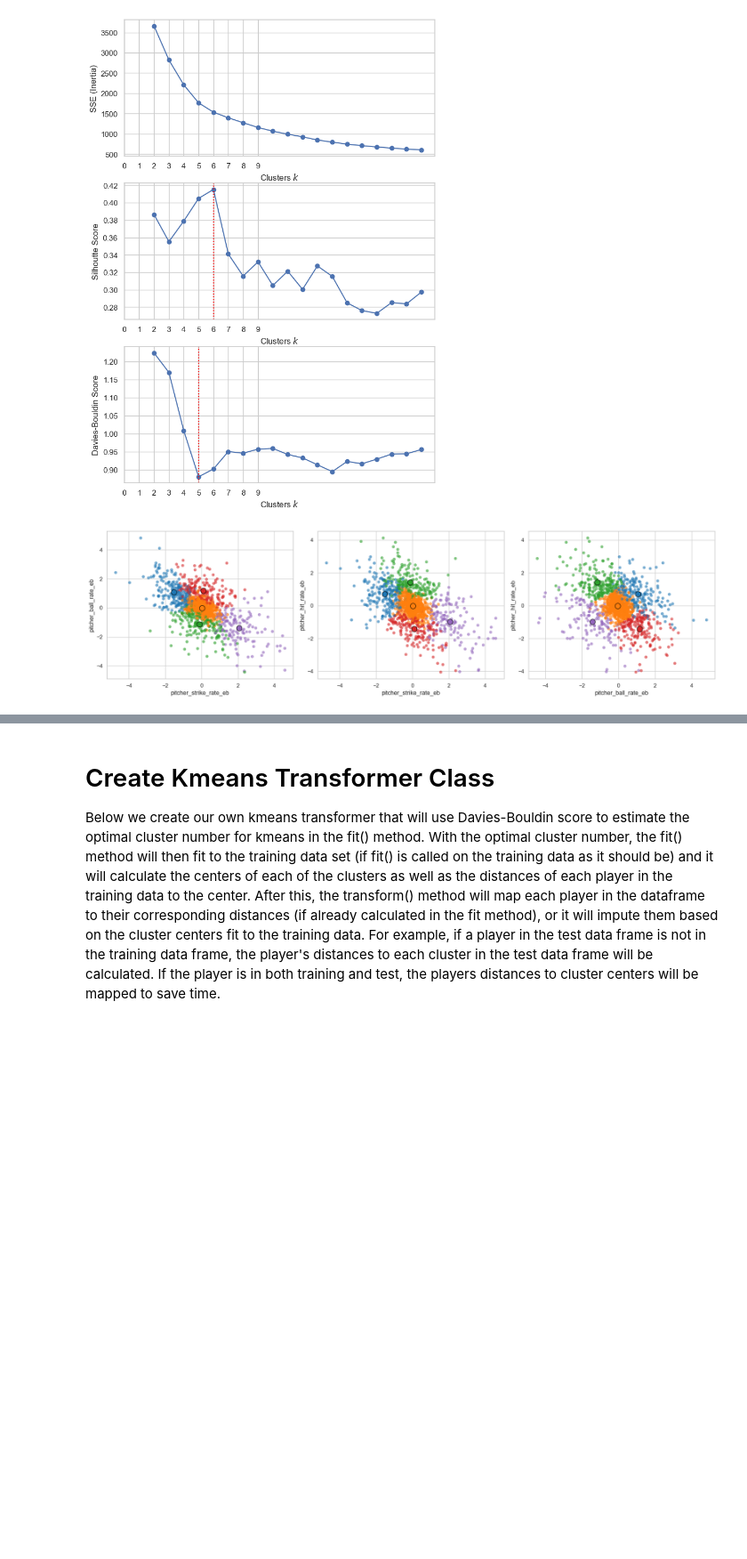
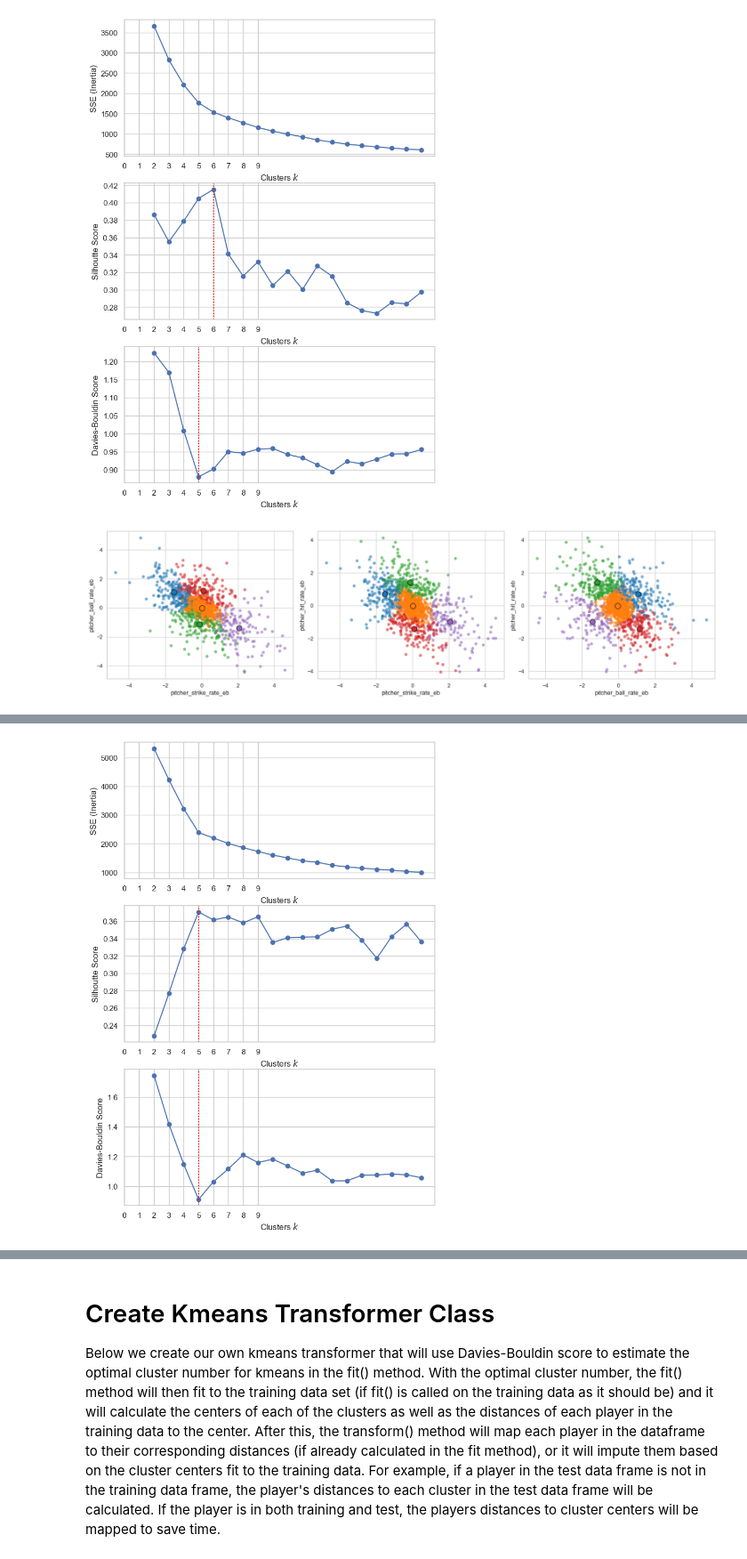
Before and after one commit to chris-codes1212/pitch-odds-project, a Jupyter notebook: notebooks/pitch_by_pitch.ipynb, the cells around one changed output, grey strips where cells are left out. Shown at 89% size. Drawn from its saved outputs; the diff is of its cells as text; code cells hidden in the pictures; blank space fills up the shorter version.

```diff
--- a/pitch_by_pitch.ipynb
+++ b/notebooks/pitch_by_pitch.ipynb
@@ -827,10 +949,22 @@ for ax, (i, j) in zip(axes, pairs):
         ax=ax
     )
 
-    ax.set_xlabel(df_kmeans.columns[i])
-    ax.set_ylabel(df_kmeans.columns[j])
+    ax.set_xlabel(X.columns[i])
+    ax.set_ylabel(X.columns[j])
 
 plt.tight_layout()
 plt.show()
 # %% [output]
 [figure]
+# %%
+X = X_train.copy()
+X = X.groupby('pitcher')[["pitcher_sl_rate_eb", "pitcher_si_rate_eb", "pitcher_ch_rate_eb", "pitcher_cu_rate_eb"]].first()
+
+# Scale once
+X_scaled = StandardScaler().fit_transform(X)
+X = pd.DataFrame(
+    X_scaled,
+    columns=X.columns,
+    index=X.index
+)
+X.head()
@@ -836,0 +979,48 @@ plt.show()
+# %%
+ks = np.arange(2, 21)
+metrics_vs_k = np.zeros((len(ks), 4))
+
+# Subsample once
+X_sample = resample(X, n_samples=5000, random_state=42)
+
+for i, k in enumerate(ks):
+    kmeans = KMeans(
+        n_clusters=k,
+        init="k-means++",
+        n_init=10,
+        random_state=42
+    ).fit(X)
+
+    labels_sample = kmeans.predict(X_sample)
+
+    metrics_vs_k[i] = [
+        k,
+        kmeans.inertia_,
+        silhouette_score(X_sample, labels_sample),
+        davies_bouldin_score(X_sample, labels_sample)
+    ]
+
+fig, ax = plt.subplots(nrows=3, ncols=1, figsize=(8, 12))
+ax[0].scatter(x= metrics_vs_k[:, 0], y= metrics_vs_k[:, 1])
+ax[0].plot(metrics_vs_k[:, 0], metrics_vs_k[:, 1])
+ax[0].set_xlabel('Clusters $k$')
+ax[0].set_ylabel('SSE (Inertia)')
+ax[0].set_xticks(ticks= np.arange(0, 10, 1))
+
+ax[1].scatter(x= metrics_vs_k[:, 0], y= metrics_vs_k[:, 2])
+ax[1].plot(metrics_vs_k[:, 0], metrics_vs_k[:, 2])
+ax[1].axvline(x= metrics_vs_k[metrics_vs_k[:, 2].argmax()][0], c= 'red', linestyle= ':')
+ax[1].set_ylabel('Silhoutte Score')
+ax[1].set_xlabel('Clusters $k$')
+ax[1].set_xticks(ticks= np.arange(0, 10, 1))
+
+ax[2].scatter(x= metrics_vs_k[:, 0], y= metrics_vs_k[:, 3])
+ax[2].plot(metrics_vs_k[:, 0], metrics_vs_k[:, 3])
+ax[2].axvline(x= metrics_vs_k[metrics_vs_k[:, 3].argmin()][0], c= 'red', linestyle= ':')
+ax[2].set_ylabel('Davies-Bouldin Score')
+ax[2].set_xlabel('Clusters $k$')
+ax[2].set_xticks(ticks= np.arange(0, 10, 1))
+
+plt.show()
+# %% [output]
+[figure, added]
```
Also changed, not shown: parts of 31 cells of this notebook, 10 other files.
